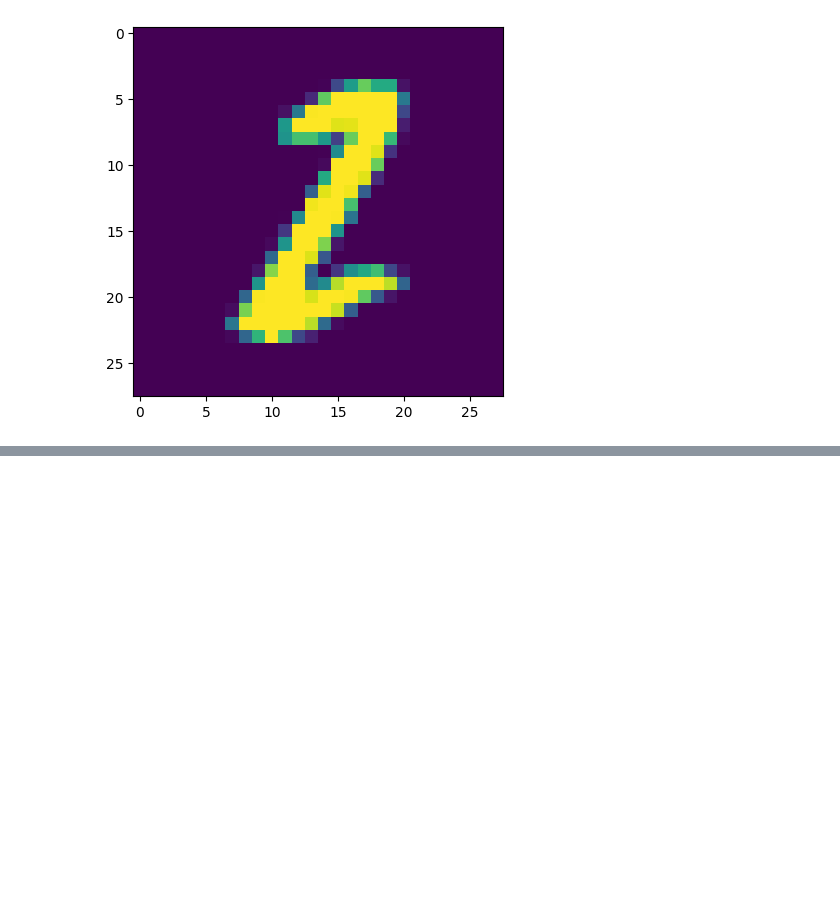
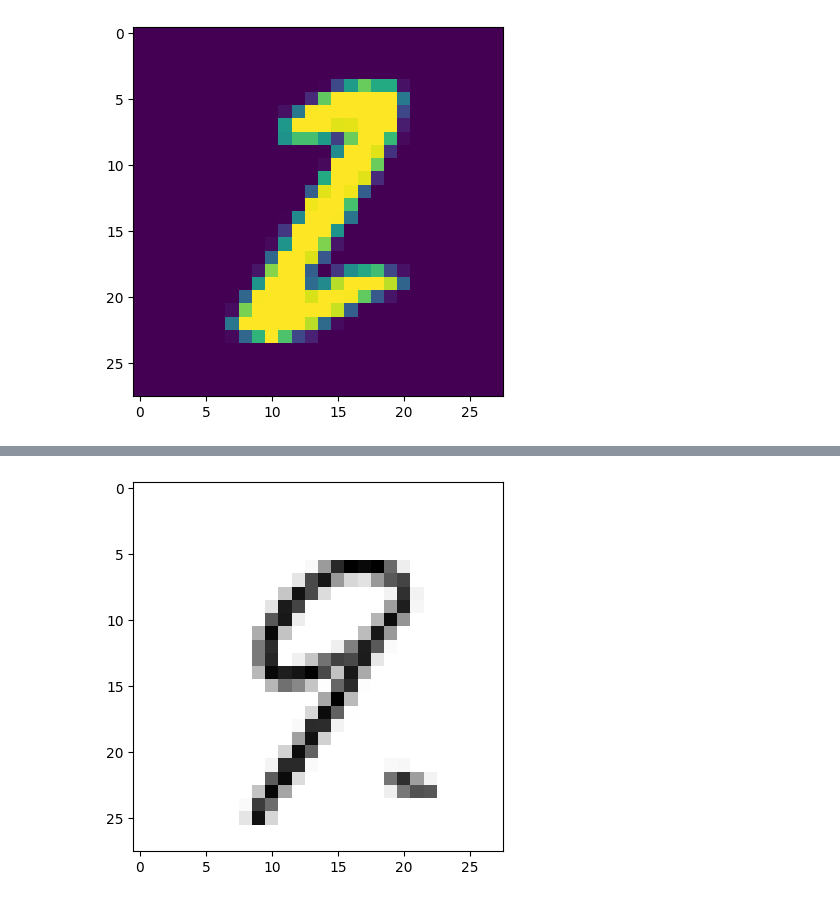
Before and after one commit to Prajwal-repo/AIML-projects, a Jupyter notebook: Handwritten Digit Recognition/Digit_recognition.ipynb, the cells around one changed output, grey strips where cells are left out. Drawn from its saved outputs; the diff is of its cells as text; code cells hidden in the pictures; blank space fills up the shorter version.

```diff
--- a/Handwritten Digit Recognition/Digit_recognition.ipynb
+++ b/Handwritten Digit Recognition/Digit_recognition.ipynb
@@ -61,0 +290,5 @@ plt.show()
+# %%
+plt.imshow(x_test_normalized[2].reshape((IMAGE_WIDTH, IMAGE_HEIGHT)), cmap=plt.cm.binary)
+plt.show()
+# %% [output]
+[figure, added]
```
Also changed, not shown: parts of 22 cells of this notebook, 2 other files.
